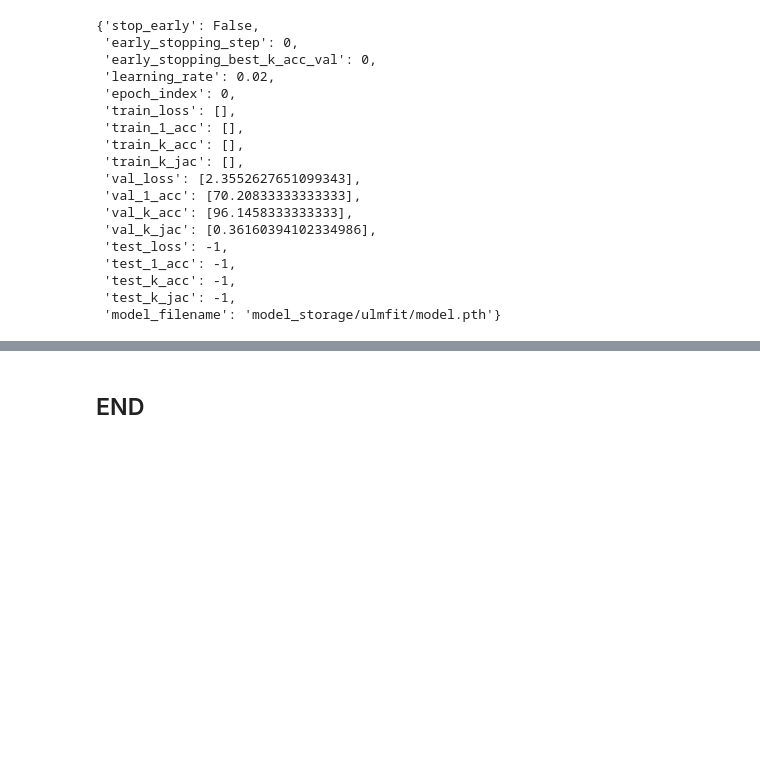
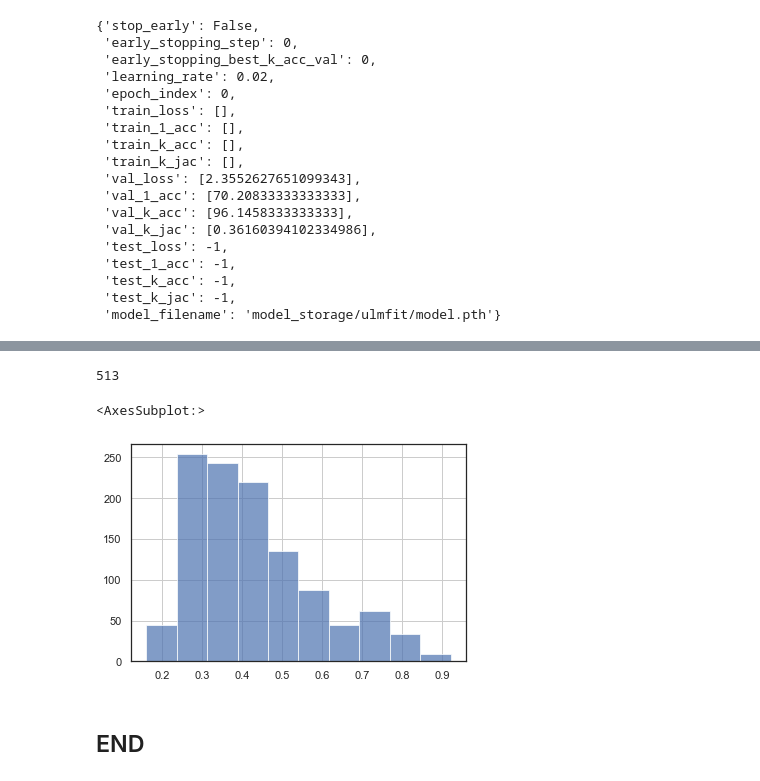
Before and after one commit to zzbn12345/WHOSe_Heritage, a Jupyter notebook: ulmfit_inference.ipynb, the cells around one changed output, grey strips where cells are left out. Drawn from its saved outputs; the diff is of its cells as text; code cells hidden in the pictures; blank space fills up the shorter version.

```diff
--- a/ulmfit_inference.ipynb
+++ b/ulmfit_inference.ipynb
@@ -1544,0 +1618,3 @@ train_state
+# %%
+score_df = pd.DataFrame(new_dict).reindex(classes).T
+score_df
@@ -1544,0 +1635,14 @@ train_state
+# %%
+a = score_df[classes].to_numpy().argsort()[:, :-4:-1]
+c = np.array(classes)[a]
+d = score_df[classes].to_numpy()[np.arange(a.shape[0])[:, None], a]
+# %%
+df1 = pd.DataFrame(c).rename(columns=lambda x : f'max_{x+1}_col')
+df2 = pd.DataFrame(d).rename(columns=lambda x : f'max_{x+1}_val')
+c = score_df.columns.tolist() + [y for x in zip(df2.columns, df1.columns) for y in x]
+
+score_df = pd.concat([score_df, df1, df2], axis=1).reindex(c, axis=1)
+# %%
+score_df['max_1'] = score_df['max_1_val']
+score_df['max_3'] = score_df['max_1_val']+score_df['max_2_val']+score_df['max_3_val']
+score_df
@@ -1544,0 +1663,13 @@ train_state
+# %%
+len(score_df[(score_df.max_3>0.8) & (score_df.max_1>1./3)])
+# %% [output]
+513
+# %%
+import seaborn as sns
+sns.set(style="white")
+plt.figure()
+score_df['max_1'].hist(alpha=.7, bins=10)
+#des_score_df['max_1'].hist(alpha=.7, bins=10)
+# %% [output]
+<AxesSubplot:>
+[figure, added]
```
Also changed, not shown: parts of 26 cells of this notebook, 26 other files.
